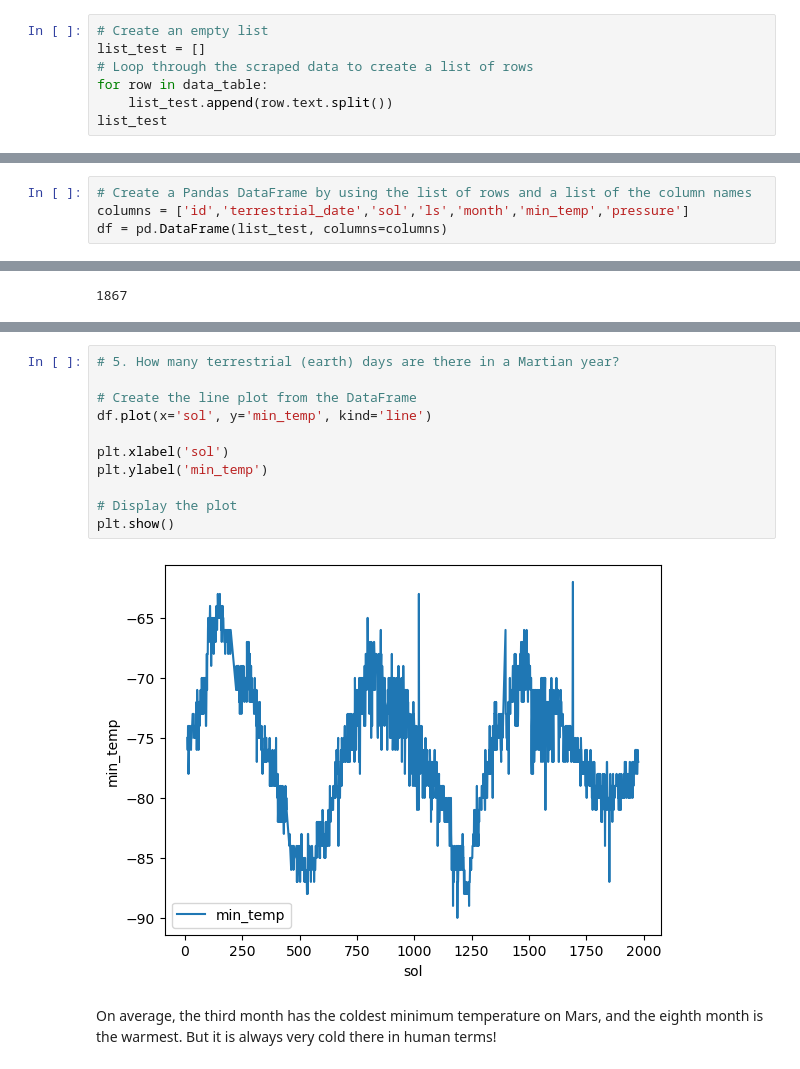
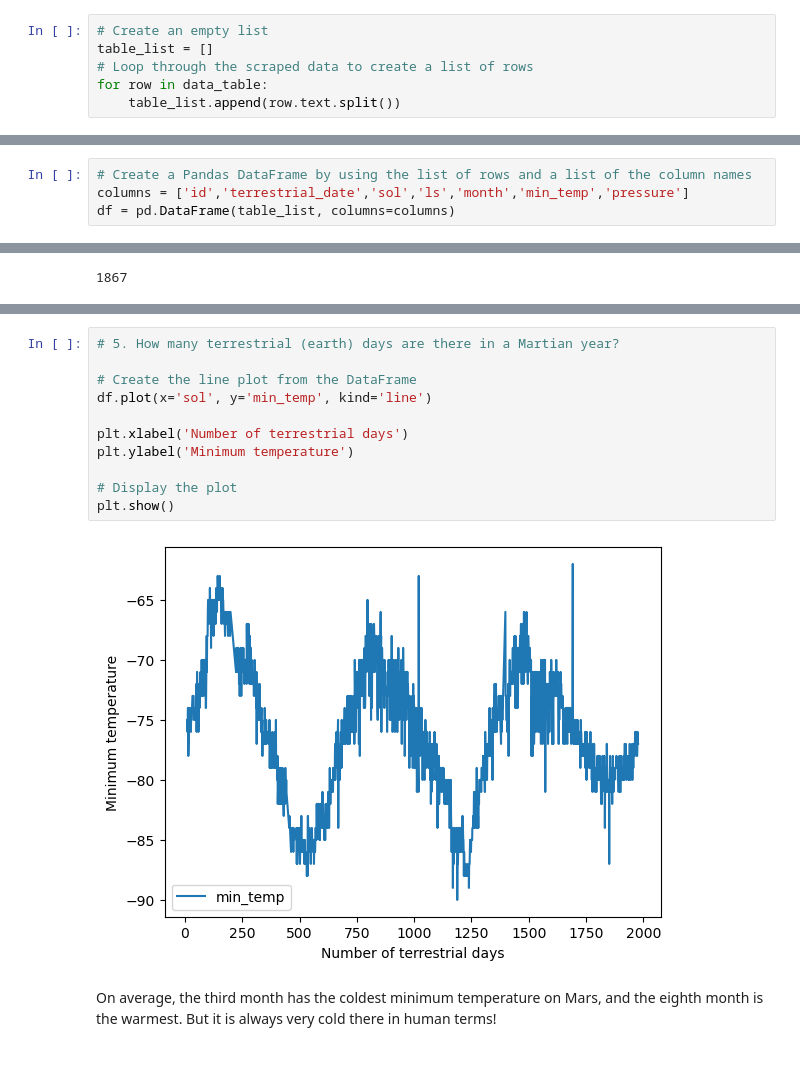
Before and after one commit to benrich322/web-scraping, a Jupyter notebook: part_2_mars_weather.ipynb, the cells around one changed output, grey strips where cells are left out. Saved outputs shown, nothing was run; the diff lists cells and outputs as text.

```diff
--- a/part_2_mars_weather.ipynb
+++ b/part_2_mars_weather.ipynb
@@ -66,8 +47,7 @@ Assemble the scraped data into a Pandas DataFrame. The columns should have the s
 * `pressure`: The atmospheric pressure at Curiosity's location
 # %%
 # Create an empty list
-list_test = []
+table_list = []
 # Loop through the scraped data to create a list of rows
 for row in data_table:
-    list_test.append(row.text.split())
-list_test
+    table_list.append(row.text.split())
@@ -92,4 +54,4 @@ list_test
 # %%
 # Create a Pandas DataFrame by using the list of rows and a list of the column names
 columns = ['id','terrestrial_date','sol','ls','month','min_temp','pressure']
-df = pd.DataFrame(list_test, columns=columns)
+df = pd.DataFrame(table_list, columns=columns)
@@ -284,16 +228,16 @@ result_pressure_sorted_df.plot.bar()
 # %%
 # 5. How many terrestrial (earth) days are there in a Martian year?
 
 # Create the line plot from the DataFrame
 df.plot(x='sol', y='min_temp', kind='line')
 
-plt.xlabel('sol')
-plt.ylabel('min_temp')
+plt.xlabel('Number of terrestrial days')
+plt.ylabel('Minimum temperature')
 
 # Display the plot
 plt.show()
 # %% [output]
-[figure, old version]
+[figure, new version]
 # %% [markdown]
 On average, the third month has the coldest minimum temperature on Mars, and the eighth month is the warmest. But it is always very cold there in human terms!
 # %% [markdown]
```
Also changed, not shown: parts of 9 cells of this notebook.
